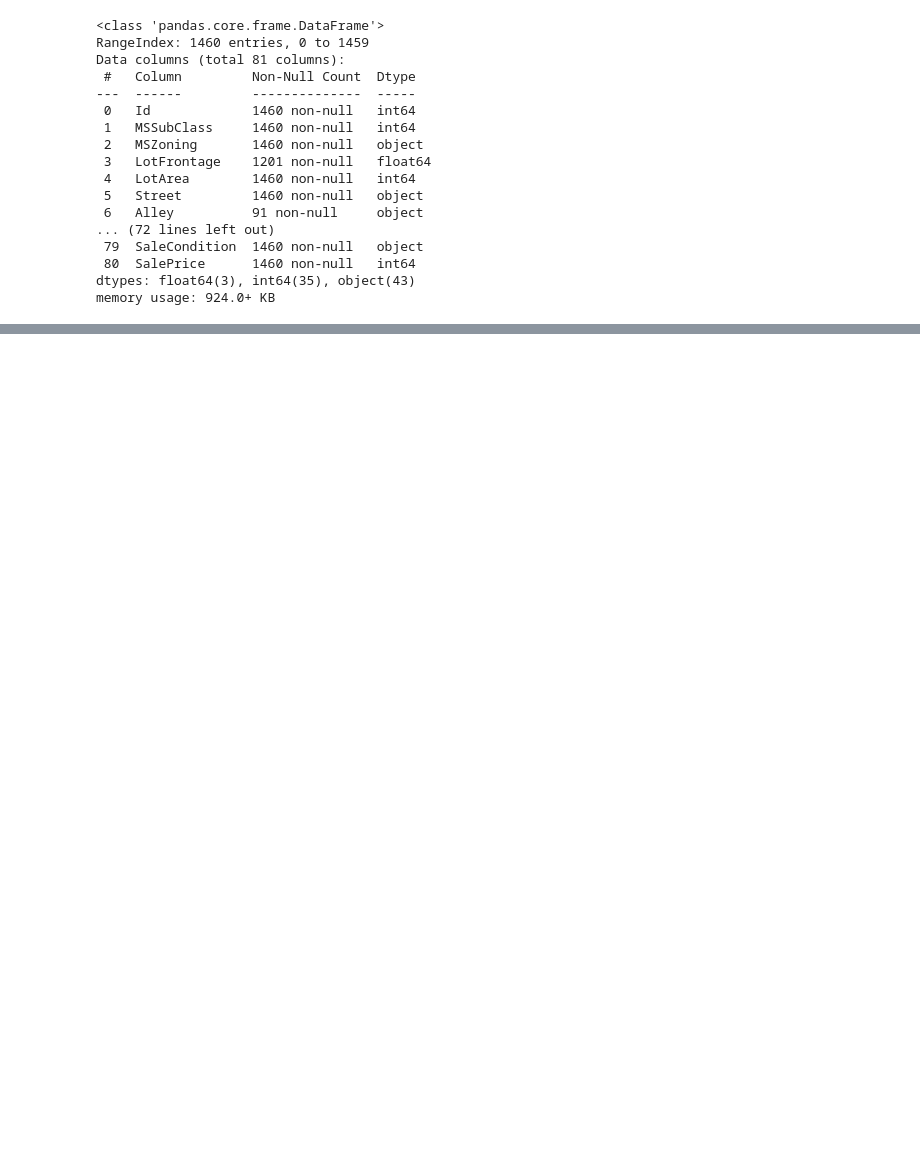
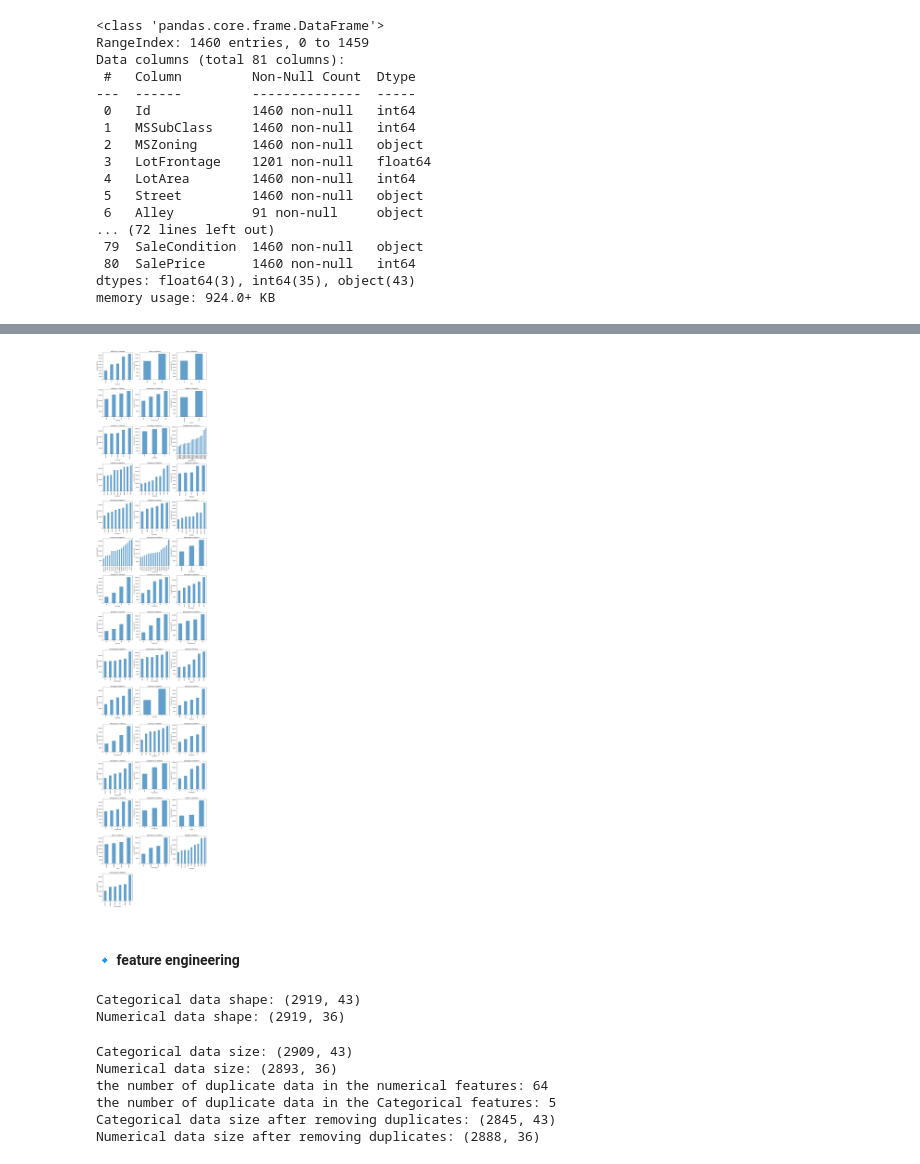
Before and after one commit to shahed137003/ML-projects, a Jupyter notebook: Beginner Level/Linear Regression/HousePricePrediction.ipynb, the cells around one changed output, grey strips where cells are left out. Cells and saved outputs as stored; diff of their text form; code cells hidden in the pictures; blank space fills up the shorter version.

Commit message:
adding the preprocessing stage

```diff
--- a/Beginner Level/Linear Regression/HousePricePrediction.ipynb
+++ b/Beginner Level/Linear Regression/HousePricePrediction.ipynb
@@ -107,0 +203,13 @@ memory usage: 924.0+ KB
+# %%
+## analysis in categorical features
+## extraction of categorical features
+categorical_features = [
+    col for col in train_df.columns
+    if col not in numerical_features and col != "SalePrice"
+]
+print(categorical_features )
+for col in categorical_features:
+    avg_feature=train_df.groupby(col)["SalePrice"].mean()
+    print(f"average Sales Price for {col}  ")
+    print(avg_feature)
+    print("##########################")
@@ -107,0 +234,41 @@ memory usage: 924.0+ KB
+# %%
+#n_cols = 3
+n_rows = (len(categorical_features) + n_cols - 1) // n_cols
+
+plt.figure(figsize=(15, 5 * n_rows))
+
+for i, col in enumerate(categorical_features, 1):
+    plt.subplot(n_rows, n_cols, i)
+
+
+    avg_price = train_df.groupby(col)["SalePrice"].mean().sort_values()
+
+
+    avg_price.plot(kind="bar", alpha=0.7)
+
+    plt.xlabel(col)
+    plt.ylabel("Average SalePrice")
+    plt.title(f"{col} vs SalePrice")
+
+plt.tight_layout()
+plt.show()
+# %% [output]
+[figure, added]
+# %% [markdown]
+#### 🔹 feature engineering
+# %%
+## concatenate the test and train for preprocessing
+target = train_df['SalePrice']
+target_log = np.log1p(train_df['SalePrice'])
+test_df=test_df.drop("Id",axis=1)
+train_pre=train_df.drop("SalePrice",axis=1)
+preprocessing_data=pd.concat([train_pre,test_df])
+cat_data = preprocessing_data.loc[:, categorical_features]
+print("Categorical data shape:", cat_data.shape)
+num_features = [col for col in numerical_features if col != "SalePrice"]
+
+num_data = preprocessing_data.loc[:, num_features]
+print("Numerical data shape:", num_data.shape)
+# %% [output]
+Categorical data shape: (2919, 43)
+Numerical data shape: (2919, 36)
@@ -107,0 +322,18 @@ memory usage: 924.0+ KB
+# %%
+## dropping the duplicates in the data
+print(f"Categorical data size: {cat_data.shape}")
+print(f"Numerical data size: {num_data.shape}")
+print(f"the number of duplicate data in the numerical features: {cat_data.duplicated().sum()}")
+print(f"the number of duplicate data in the Categorical features: {num_data.duplicated().sum()}")
+cat_data=cat_data.drop_duplicates()
+num_data=num_data.drop_duplicates()
+
+print(f"Categorical data size after removing duplicates: {cat_data.shape}")
+print(f"Numerical data size after removing duplicates: {num_data.shape}")
+# %% [output]
+Categorical data size: (2909, 43)
+Numerical data size: (2893, 36)
+the number of duplicate data in the numerical features: 64
+the number of duplicate data in the Categorical features: 5
+Categorical data size after removing duplicates: (2845, 43)
+Numerical data size after removing duplicates: (2888, 36)
```
Also changed, not shown: parts of 17 cells of this notebook.
